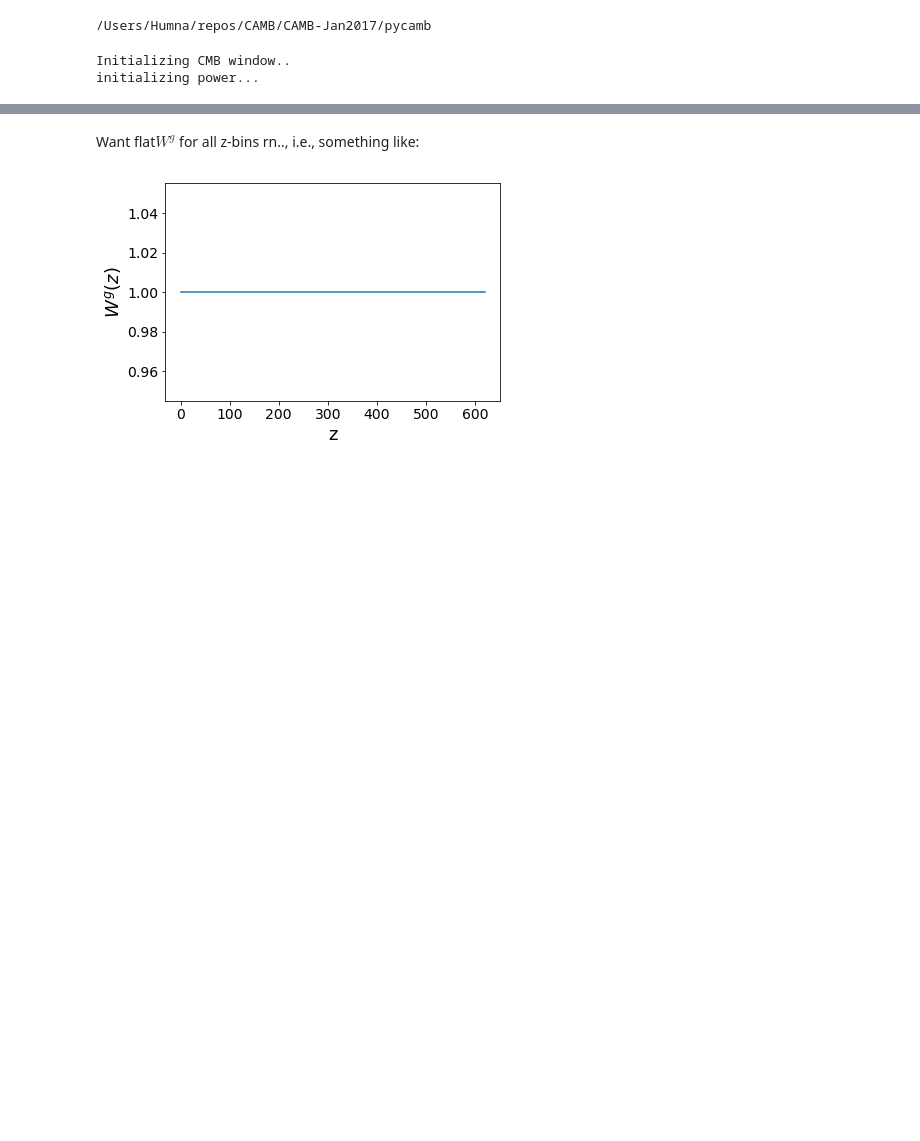
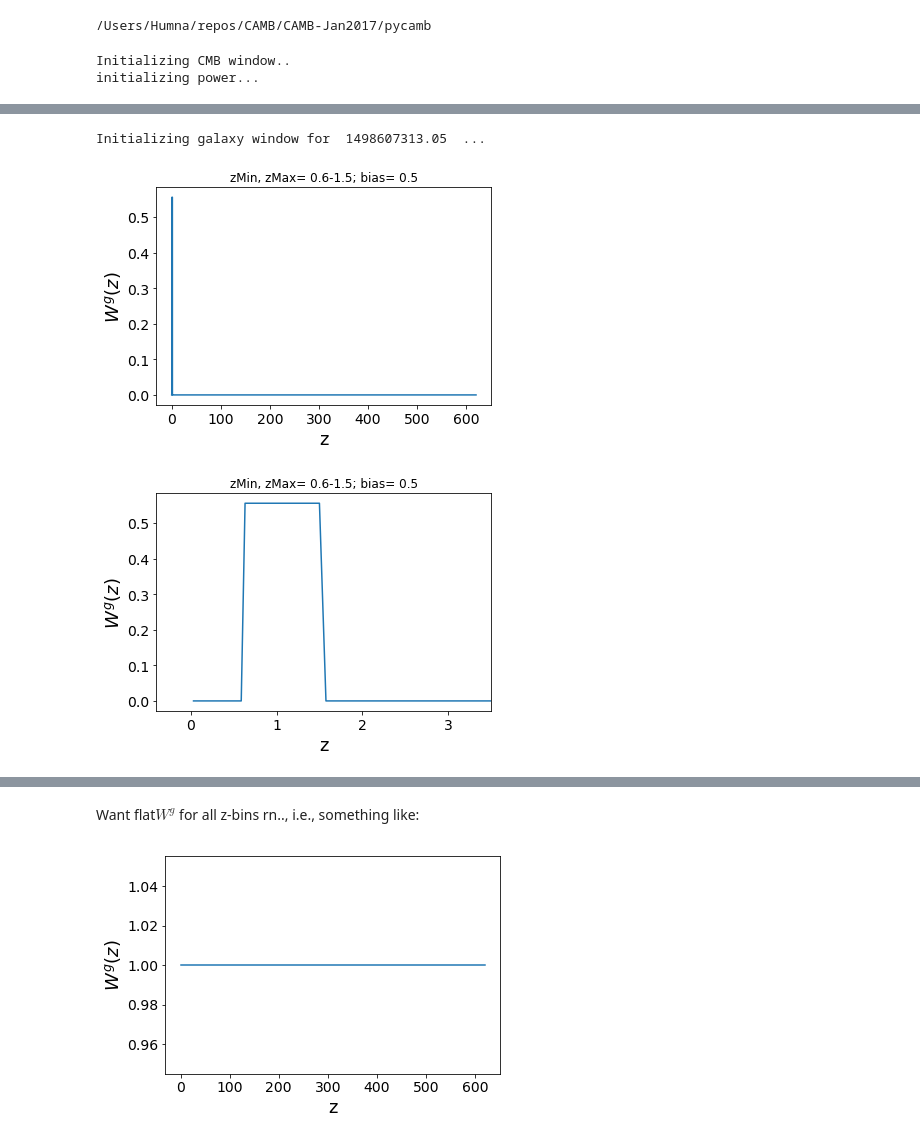
Before and after one commit to humnaawan/cmblxlss, a Jupyter notebook: notebooks/orphics - test windows.ipynb, the cells around one changed output, grey strips where cells are left out. Saved outputs shown, nothing was run; the diff lists cells and outputs as text; code cells hidden in the pictures; blank space fills up the shorter version.

```diff
--- a/notebooks/orphics - test windows.ipynb
+++ b/notebooks/orphics - test windows.ipynb
@@ -71,0 +91,7 @@ plot(zs, W_c, 'z', '$W^c(z)$')
+# %%
+zMin, zMax, bias= 0.6, 1.5, 0.5
+plotWg(zMin, zMax, bias)
+# %% [output]
+Initializing galaxy window for  1498607313.05  ...
+[figure, added]
+[figure, added]
```
Also changed, not shown: parts of 17 cells of this notebook.
